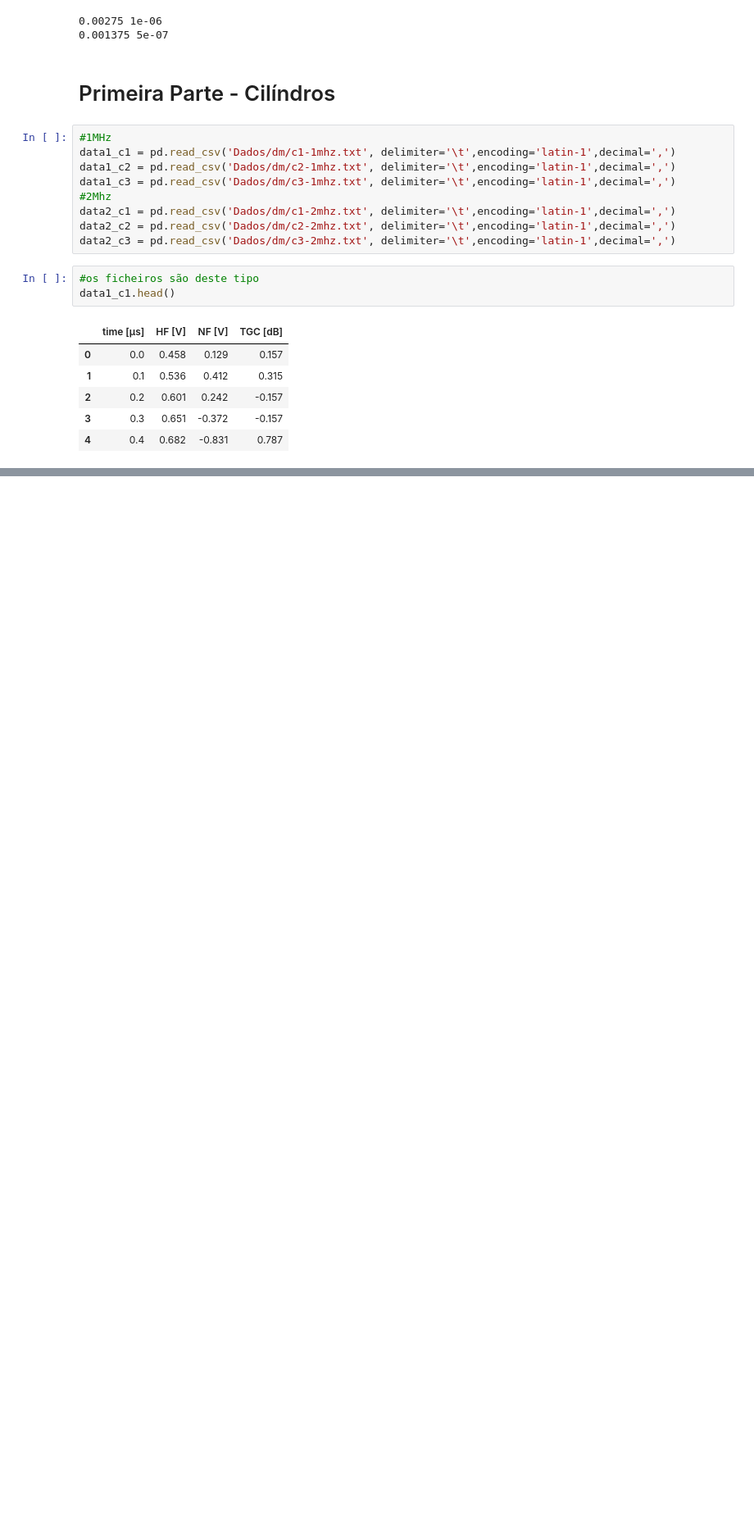
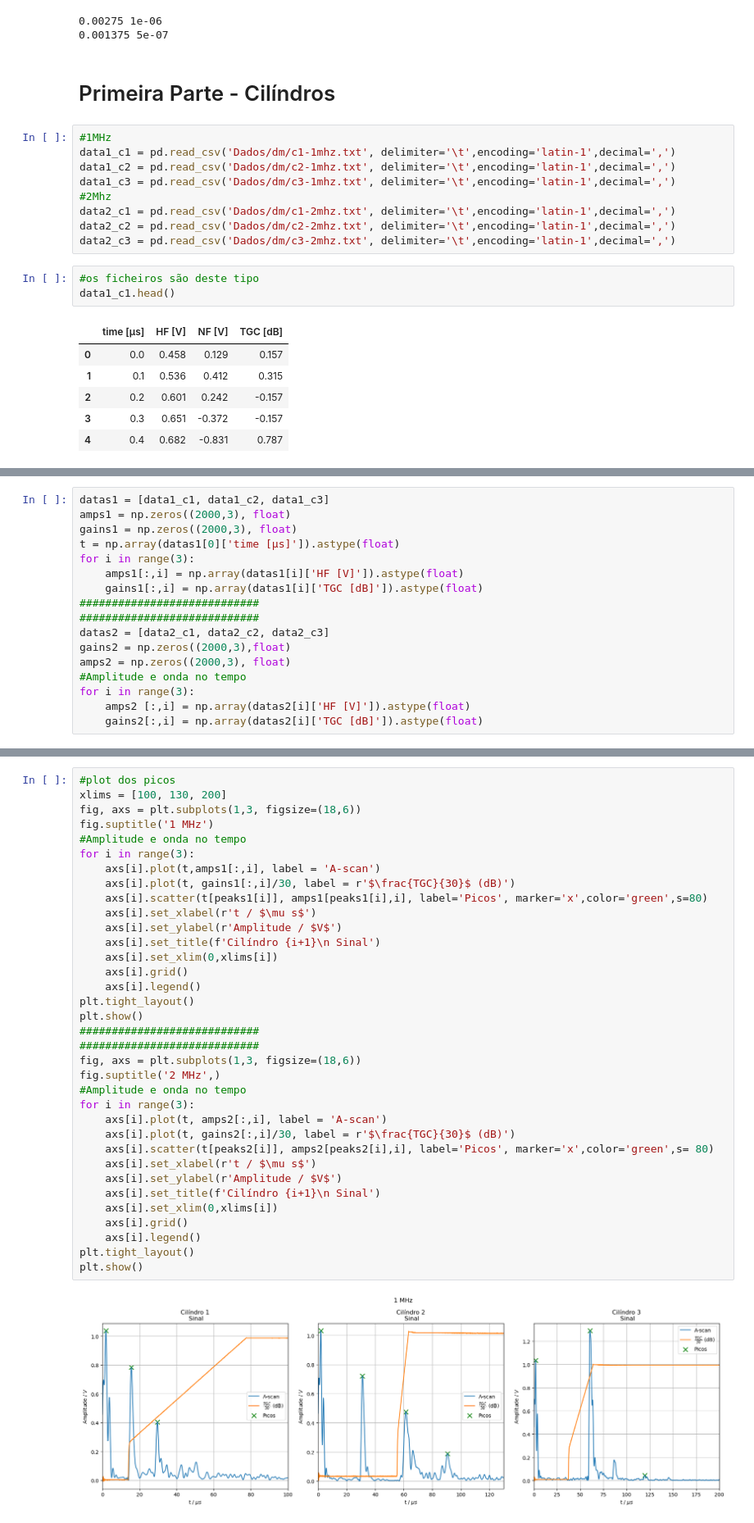
Before and after one commit to MRDias12/LabsIII, a Jupyter notebook: PLs/PL7/Miguel.ipynb, the cells around one changed output, grey strips where cells are left out. Shown at 82% size. Drawn from its saved outputs; the diff is of its cells as text; blank space fills up the shorter version.

```diff
--- a/PLs/PL7/Miguel.ipynb
+++ b/PLs/PL7/Miguel.ipynb
@@ -110,0 +59,17 @@ O nosso interesse é determinar
+# %%
+datas1 = [data1_c1, data1_c2, data1_c3]
+amps1 = np.zeros((2000,3), float)
+gains1 = np.zeros((2000,3), float)
+t = np.array(datas1[0]['time [µs]']).astype(float)
+for i in range(3):
+    amps1[:,i] = np.array(datas1[i]['HF [V]']).astype(float)
+    gains1[:,i] = np.array(datas1[i]['TGC [dB]']).astype(float)
+############################
+############################
+datas2 = [data2_c1, data2_c2, data2_c3]
+gains2 = np.zeros((2000,3),float)
+amps2 = np.zeros((2000,3), float)
+#Amplitude e onda no tempo
+for i in range(3):
+    amps2 [:,i] = np.array(datas2[i]['HF [V]']).astype(float)
+    gains2[:,i] = np.array(datas2[i]['TGC [dB]']).astype(float)
@@ -110,0 +101,37 @@ O nosso interesse é determinar
+# %%
+#plot dos picos
+xlims = [100, 130, 200]
+fig, axs = plt.subplots(1,3, figsize=(18,6))
+fig.suptitle('1 MHz')
+#Amplitude e onda no tempo
+for i in range(3):
+    axs[i].plot(t,amps1[:,i], label = 'A-scan')
+    axs[i].plot(t, gains1[:,i]/30, label = r'$\frac{TGC}{30}$ (dB)')
+    axs[i].scatter(t[peaks1[i]], amps1[peaks1[i],i], label='Picos', marker='x',color='green',s=80)
+    axs[i].set_xlabel(r't / $\mu s$')
+    axs[i].set_ylabel(r'Amplitude / $V$')
+    axs[i].set_title(f'Cilíndro {i+1}\n Sinal')
+    axs[i].set_xlim(0,xlims[i])
+    axs[i].grid()
+    axs[i].legend()
+plt.tight_layout()
+plt.show()
+############################
+############################
+fig, axs = plt.subplots(1,3, figsize=(18,6))
+fig.suptitle('2 MHz',)
+#Amplitude e onda no tempo
+for i in range(3):
+    axs[i].plot(t, amps2[:,i], label = 'A-scan')
+    axs[i].plot(t, gains2[:,i]/30, label = r'$\frac{TGC}{30}$ (dB)')
+    axs[i].scatter(t[peaks2[i]], amps2[peaks2[i],i], label='Picos', marker='x',color='green',s= 80)
+    axs[i].set_xlabel(r't / $\mu s$')
+    axs[i].set_ylabel(r'Amplitude / $V$')
+    axs[i].set_title(f'Cilíndro {i+1}\n Sinal')
+    axs[i].set_xlim(0,xlims[i])
+    axs[i].grid()
+    axs[i].legend()
+plt.tight_layout()
+plt.show()
+# %% [output]
+[figure, added]
```
Also changed, not shown: parts of 15 cells of this notebook, 8 other files.
